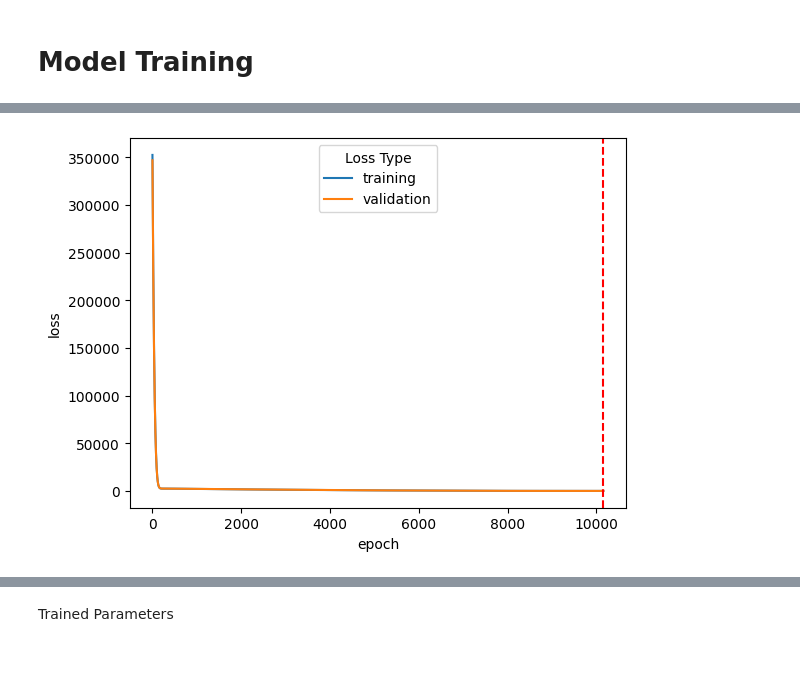
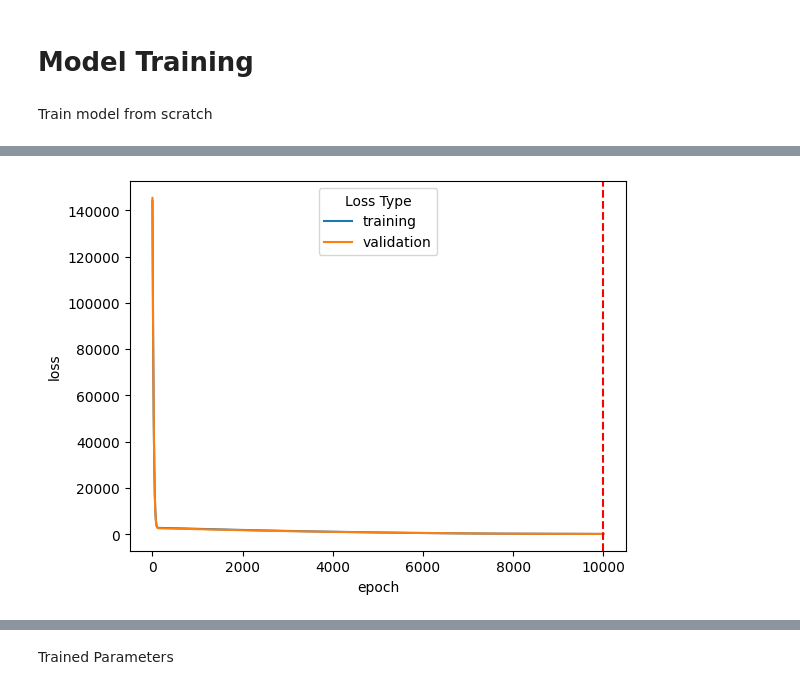
Before and after one commit to aroonalok/deep-learning-foundations, a Jupyter notebook: linear_regression.ipynb, the cells around one changed output, grey strips where cells are left out. Drawn from its saved outputs; the diff is of its cells as text; code cells hidden in the pictures; blank space fills up the shorter version.

Commit message:
enable saving model checkpoints and loading model from saved checkpoints for further training

```diff
--- a/linear_regression.ipynb
+++ b/linear_regression.ipynb
@@ -37,7 +37,7 @@ def plot_data(data,title=''):
 
 def plot_loss(data):
   df = pd.DataFrame(data=data,columns=['epoch','training','validation'])
-  min_validation_loss_epoch = df['validation'].argmin()
+  min_validation_loss_epoch = df['epoch'][df['validation'].idxmin()]
   df_melted = df.melt(id_vars=['epoch'],
                       value_vars=['training', 'validation'],
                       var_name='Loss Type',
@@ -173,6 +173,24 @@ def stop_training_callback():
   print("Early stopping training!!!")
   global STOP_TRAINING
   STOP_TRAINING = True
+
+def save_model_checkpoint(epoch, model, optimizer, loss, path):
+  torch.save({
+            'epoch': epoch,
+            'model_state_dict': model.state_dict(),
+            'optimizer_state_dict': optimizer.state_dict(),
+            'loss': loss,
+            }, path)
+
+def load_model_checkpoint(path, model, optimizer):
+  checkpoint = torch.load(path)
+  model.load_state_dict(checkpoint['model_state_dict'])
+  optimizer.load_state_dict(checkpoint['optimizer_state_dict'])
+  epoch = checkpoint['epoch']
+  loss = checkpoint['loss']
+  return epoch, loss
+# %% [markdown]
+Train model from scratch
 # %%
 logging.basicConfig(filename='./linear_regression.log',
                     encoding='utf-8',
@@ -188,8 +206,9 @@ early_stopping = EarlyStopping(patience=100,
 
 STOP_TRAINING = False
 
-max_epoch = 50000
-print_every_n = 5000
+max_epoch = 10000
+print_every_n = 2000
+save_ckpt_every_n = 1000
 
 loss_curve = []
 
@@ -201,6 +220,10 @@ while epoch <= max_epoch and not STOP_TRAINING:
   # Print the first epoch metric and then print_every_n epochs
   if epoch==1 or (epoch)%print_every_n == 0:
     print(f"[Epoch {epoch}/{max_epoch}] training loss: {training_loss} | validation loss: {validation_loss}")
+  # Save model checkpoint every save_ckpt_every_n epochs
+  if (epoch)%save_ckpt_every_n == 0:
+    print(f"[Checkpoint] Saving model checkpoint @ Epoch = {epoch}, Loss = {training_loss}")
+    save_model_checkpoint(epoch, model, optimizer, training_loss, "./model.tar")
   early_stopping(validation_loss, model, stop_training_callback)
   epoch += 1
 print(f"Training complete at [Epoch {epoch-1}/{max_epoch}] final training loss: {training_loss} | final validation loss: {validation_loss}")
@@ -215 +250 @@ Training complete at [Epoch 10159/50000] final training loss: 100.52455485950817
-[figure, old version]
+[figure, new version]
```
Also changed, not shown: parts of 7 cells of this notebook.
